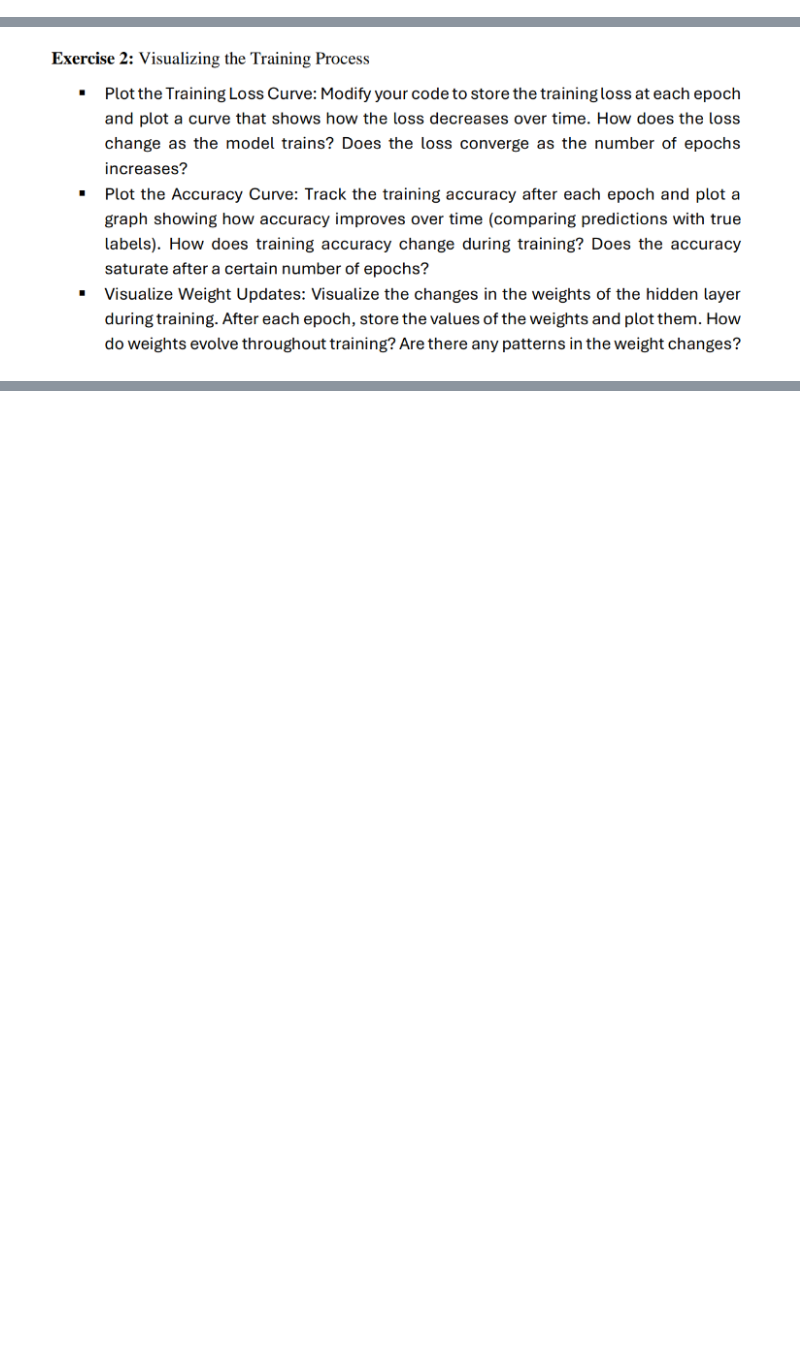
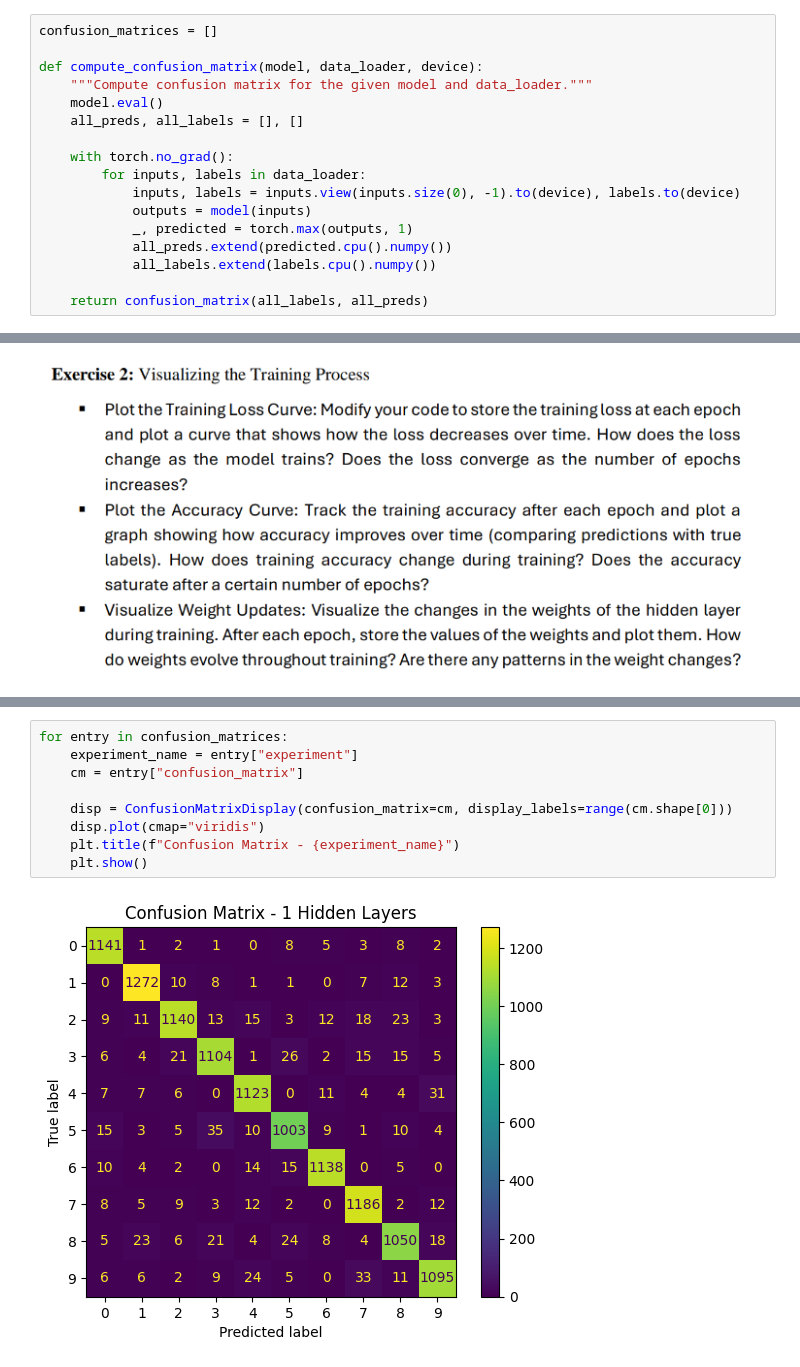
Before and after one commit to Giriiri-g/semester-5, a Jupyter notebook: 22AIE304 DL/labsheets/AIE304_Lab5.ipynb, the cells around one changed output, grey strips where cells are left out. Cells and saved outputs as stored; diff of their text form; blank space fills up the shorter version.

```diff
--- a/22AIE304 DL/labsheets/AIE304_Lab5.ipynb
+++ b/22AIE304 DL/labsheets/AIE304_Lab5.ipynb
@@ -101,0 +118,17 @@ Accuracy for 10,000 data ppoints: 96.31 %
+# %%
+confusion_matrices = []
+
+def compute_confusion_matrix(model, data_loader, device):
+    """Compute confusion matrix for the given model and data_loader."""
+    model.eval()
+    all_preds, all_labels = [], []
+
+    with torch.no_grad():
+        for inputs, labels in data_loader:
+            inputs, labels = inputs.view(inputs.size(0), -1).to(device), labels.to(device)
+            outputs = model(inputs)
+            _, predicted = torch.max(outputs, 1)
+            all_preds.extend(predicted.cpu().numpy())
+            all_labels.extend(labels.cpu().numpy())
+
+    return confusion_matrix(all_labels, all_preds)
@@ -219,0 +199,11 @@ Epoch [5/5], Loss: 0.1022, Accuracy: 97.14%
+# %%
+for entry in confusion_matrices:
+    experiment_name = entry["experiment"]
+    cm = entry["confusion_matrix"]
+
+    disp = ConfusionMatrixDisplay(confusion_matrix=cm, display_labels=range(cm.shape[0]))
+    disp.plot(cmap="viridis")
+    plt.title(f"Confusion Matrix - {experiment_name}")
+    plt.show()
+# %% [output]
+[figure, added]
```
Also changed, not shown: parts of 22 cells of this notebook, 1 other file.
